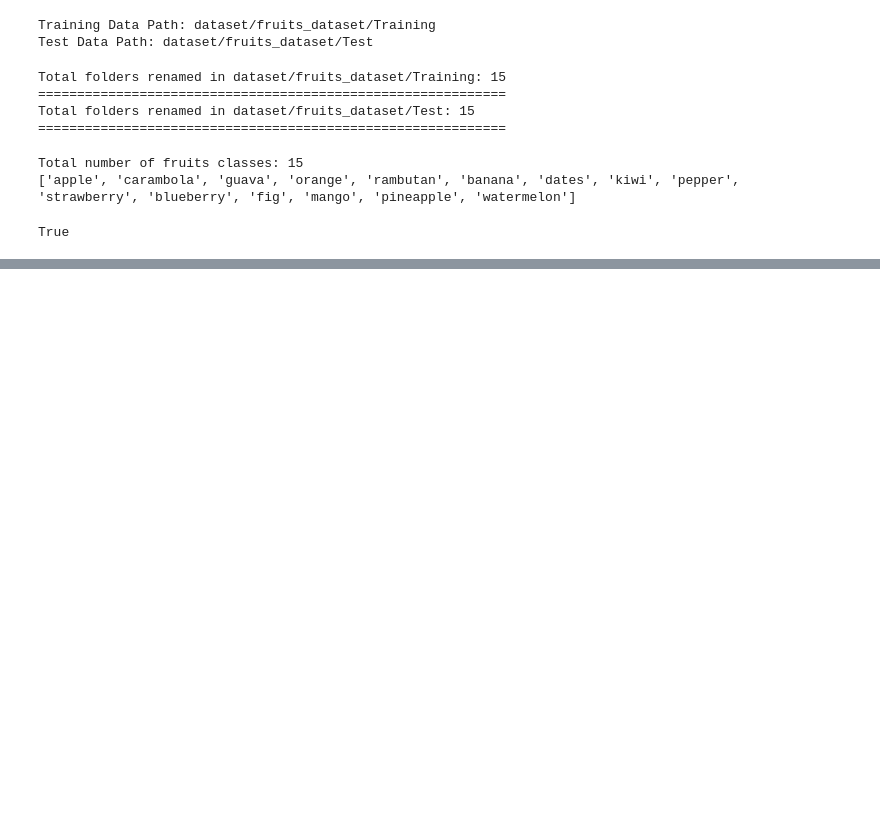
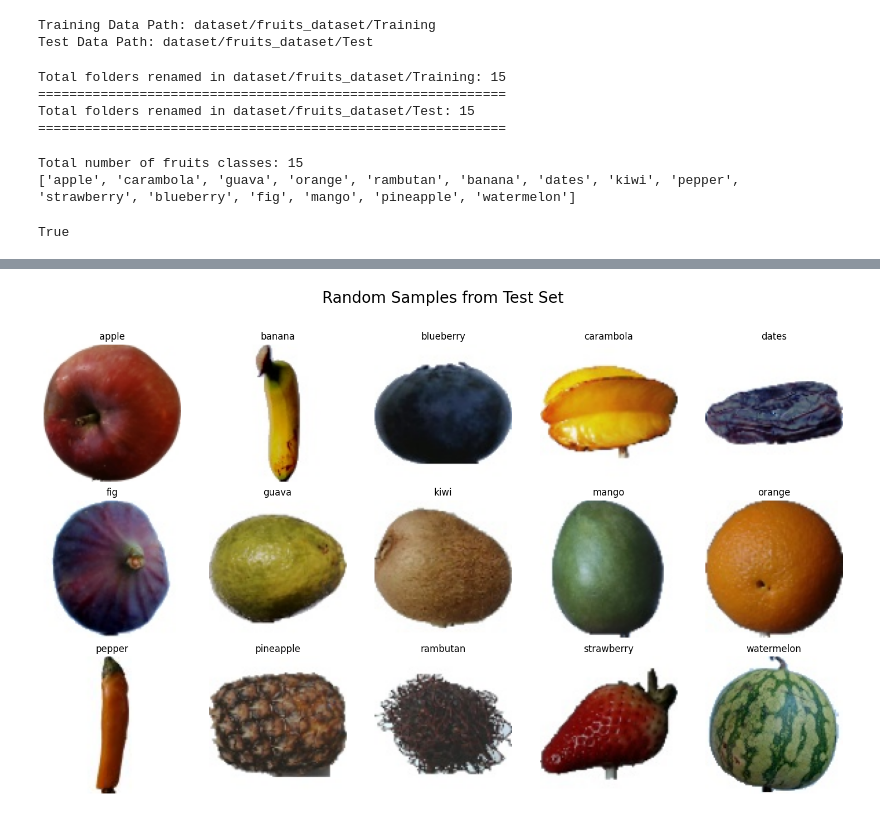
Before and after one commit to nl-codes/6CS012-Artificial-Intelligence-and-Machine-Learning, a Jupyter notebook: assessment/visual_task/prepare_dataset.ipynb, the cells around one changed output, grey strips where cells are left out. Cells and saved outputs as stored; diff of their text form; code cells hidden in the pictures; blank space fills up the shorter version.

```diff
--- a/assessment/visual_task/prepare_dataset.ipynb
+++ b/assessment/visual_task/prepare_dataset.ipynb
@@ -333,0 +399,5 @@ True
+# %%
+# See one random sample fruit from each class in test dat
+visualize_random_samples(TEST_DIR, "Test Set", 24)
+# %% [output]
+[figure, added]
```
Also changed, not shown: parts of 7 cells of this notebook.
